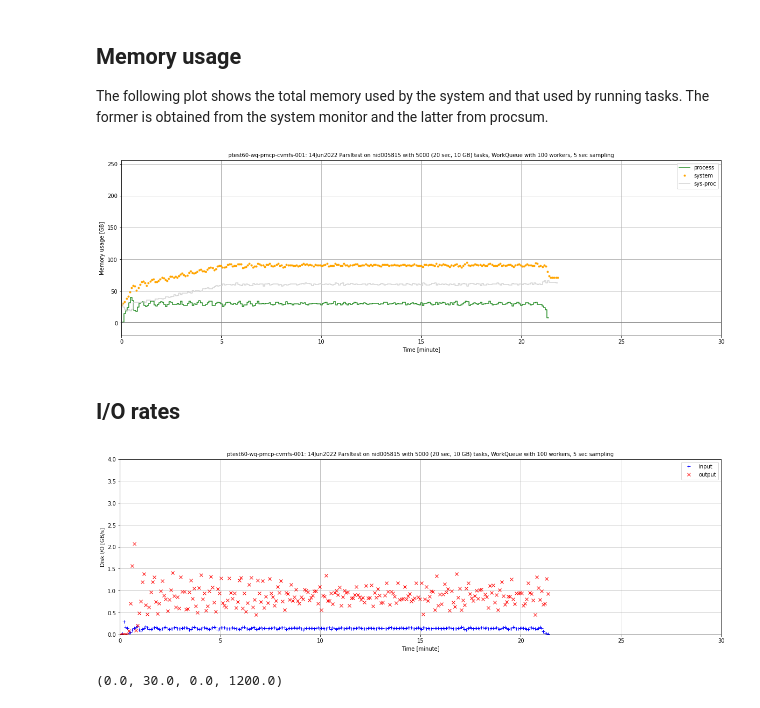
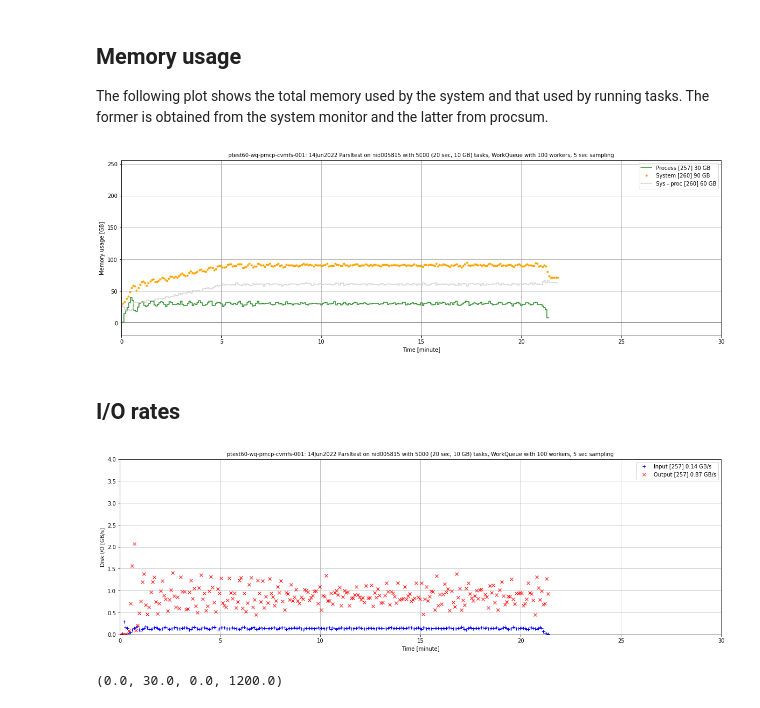
Before and after one commit to LSSTDESC/desc-wfmon, a Jupyter notebook: ipynb/monexp.ipynb, the cells around one changed output. Cells and saved outputs as stored; diff of their text form; code cells hidden in the pictures.

```diff
--- a/ipynb/monexp.ipynb
+++ b/ipynb/monexp.ipynb
@@ -608,44 +616,46 @@ if have_procsum:
     psm2['tfix'] = psm2.index
     psm2 = psm2.set_index(sym.index)
 # Now make the figure
 plt.figure(figsize=(pdx, pdy))
 ymin = -20
 ymax = 256
 xmin = tmin
 xmax = tmax
 smemtot = (sym.mem_total/bunit_sys).clip(lower=ymin, upper=ymax)
 smem = ((sym.mem_total - sym.mem_available)/bunit_sys).clip(lower=ymin, upper=ymax)
 if have_procsum:
     pmem = psm.procsum_memory_resident/gb
     pmem2 = psm2.procsum_memory_resident/gb
     diff = smem - pmem2
 
     #print(f"Check sizes: {len(smem)} == {len(pmem2)} == {len(diff)}")
     #print(type(smem), type(pmem2))
 if have_procsum:
-    plt.step(x=psm.tfix, y=pmem, where='pre', color='forestgreen', label='process')
+    plt.step(x=psm.tfix, y=pmem, where='pre', color='forestgreen', label=f"Process [{len(pmem)}] {pmem.median():.0f} GB")
     #plt.plot(psm.tfix, pmem, 'g.', label='process')
-plt.plot(sym.tfix, smem, '.', color='orange', label='system')
+plt.plot(sym.tfix, smem, '.', color='orange', label=f"System [{len(smem)}] {smem.median():.0f} GB")
 if have_procsum:
-    plt.step(x=psm2.tfix, y=diff, where='pre', color='lightgray', label='sys-proc')
+    plt.step(x=psm2.tfix, y=diff, where='pre', color='lightgray', label=f"Sys - proc [{len(diff)}] {diff.median():.0f} GB")
 plt.xlabel(f"Time [{stunit}]")
 plt.ylabel('Memory usage [GB]')
 plt.legend()
 plt.grid(True)
 if ymin*ymax < 0.0:
     plt.plot([xmin, xmax], [0,0], '-', color='gray')
 junk = plt.axis([xmin, xmax, ymin, ymax])
 plt.title(pttl)
 plt.savefig(pfx+'mem'+sfx)
 # %% [output]
-[figure, old version]
+[figure, new version]
 # %% [markdown]
 ## I/O rates
 # %%
 if have_procsum:
     plt.figure(figsize=(pdx, pdy))
-    plt.plot(psm.tfix, psm.procsum_disk_read/gb/delt, 'b+', label='input')
-    plt.plot(psm.tfix, psm.procsum_disk_write/gb/delt, 'rx', label='output')
+    rea = psm.procsum_disk_read/gb/delt
+    wri = psm.procsum_disk_write/gb/delt
+    plt.plot(psm.tfix, rea, 'b+', label=f"Input [{len(rea)}] {rea.median():.2f} GB/s")
+    plt.plot(psm.tfix, wri, 'rx', label=f"Output [{len(wri)}] {wri.median():0.2f} GB/s")
     plt.xlabel(f"Time [{stunit}]")
     plt.ylabel('Disk I/O [GB/s]')
     plt.grid(True)
@@ -655,7 +665,7 @@ if have_procsum:
     plt.savefig(pfx+'io'+sfx)
     plt.show()
 # %% [output]
-[figure, old version]
+[figure, new version]
 # %%
 if have_procsum:
     xmin = tmin
```
Also changed, not shown: parts of 7 cells of this notebook, 1 other file.
